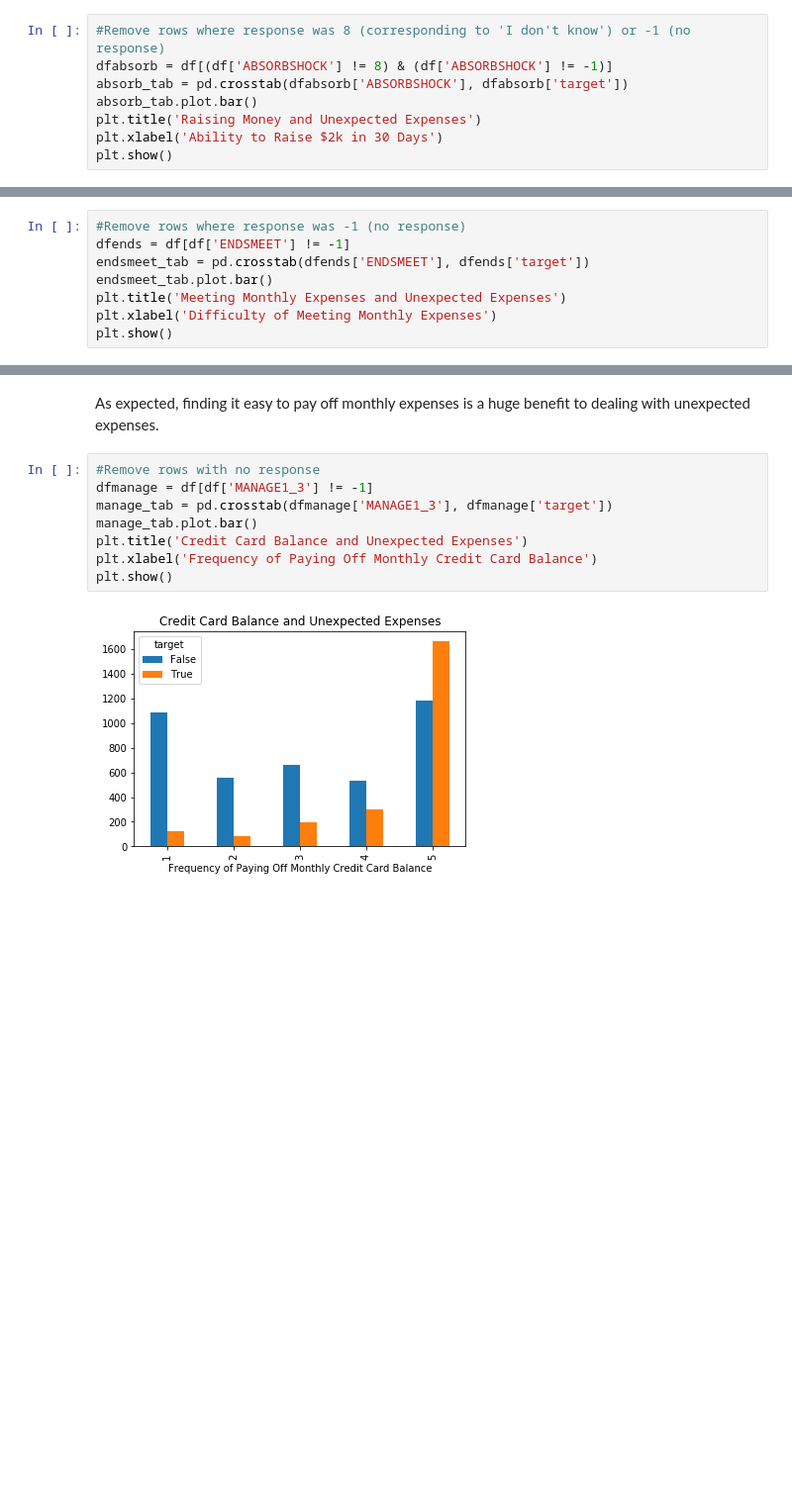
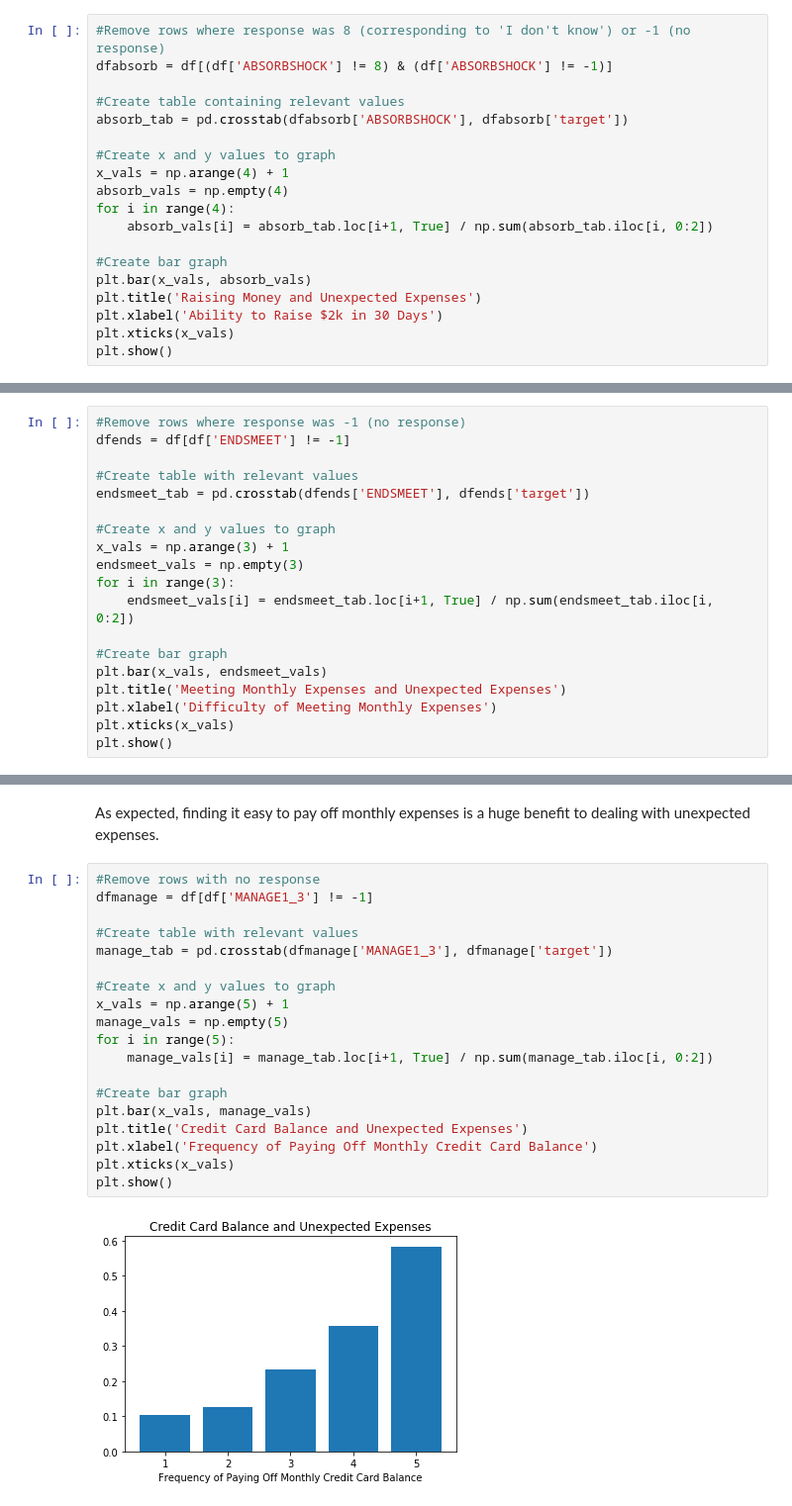
Before and after one commit to hussain-jafari/Springboard, a Jupyter notebook: CapstoneProject1/cfpbdata/DataStorytelling.ipynb, the cells around one changed output, grey strips where cells are left out. Shown at 99% size. Drawn from its saved outputs; the diff is of its cells as text; blank space fills up the shorter version.

```diff
--- a/CapstoneProject1/cfpbdata/DataStorytelling.ipynb
+++ b/CapstoneProject1/cfpbdata/DataStorytelling.ipynb
@@ -42,9 +42,20 @@ We can see from the output above that some of the variables heavily associated w
 # %%
 #Remove rows where response was 8 (corresponding to 'I don't know') or -1 (no response)
 dfabsorb = df[(df['ABSORBSHOCK'] != 8) & (df['ABSORBSHOCK'] != -1)]
+
+#Create table containing relevant values
 absorb_tab = pd.crosstab(dfabsorb['ABSORBSHOCK'], dfabsorb['target'])
-absorb_tab.plot.bar()
+
+#Create x and y values to graph
+x_vals = np.arange(4) + 1
+absorb_vals = np.empty(4)
+for i in range(4):
+    absorb_vals[i] = absorb_tab.loc[i+1, True] / np.sum(absorb_tab.iloc[i, 0:2])
+
+#Create bar graph
+plt.bar(x_vals, absorb_vals)
 plt.title('Raising Money and Unexpected Expenses')
 plt.xlabel('Ability to Raise $2k in 30 Days')
+plt.xticks(x_vals)
 plt.show()
 # %% [output]
@@ -54,9 +65,20 @@ We can see that people's relative confidence in handling unexpected expenses is
 # %%
 #Remove rows where response was -1 (no response)
 dfends = df[df['ENDSMEET'] != -1]
+
+#Create table with relevant values
 endsmeet_tab = pd.crosstab(dfends['ENDSMEET'], dfends['target'])
-endsmeet_tab.plot.bar()
+
+#Create x and y values to graph
+x_vals = np.arange(3) + 1
+endsmeet_vals = np.empty(3)
+for i in range(3):
+    endsmeet_vals[i] = endsmeet_tab.loc[i+1, True] / np.sum(endsmeet_tab.iloc[i, 0:2])
+
+#Create bar graph
+plt.bar(x_vals, endsmeet_vals)
 plt.title('Meeting Monthly Expenses and Unexpected Expenses')
 plt.xlabel('Difficulty of Meeting Monthly Expenses')
+plt.xticks(x_vals)
 plt.show()
 # %% [output]
@@ -66,10 +88,21 @@ As expected, finding it easy to pay off monthly expenses is a huge benefit to de
 # %%
 #Remove rows with no response
 dfmanage = df[df['MANAGE1_3'] != -1]
+
+#Create table with relevant values
 manage_tab = pd.crosstab(dfmanage['MANAGE1_3'], dfmanage['target'])
-manage_tab.plot.bar()
+
+#Create x and y values to graph
+x_vals = np.arange(5) + 1
+manage_vals = np.empty(5)
+for i in range(5):
+    manage_vals[i] = manage_tab.loc[i+1, True] / np.sum(manage_tab.iloc[i, 0:2])
+
+#Create bar graph
+plt.bar(x_vals, manage_vals)
 plt.title('Credit Card Balance and Unexpected Expenses')
 plt.xlabel('Frequency of Paying Off Monthly Credit Card Balance')
+plt.xticks(x_vals)
 plt.show()
 # %% [output]
-[figure, old version]
+[figure, new version]
```
Also changed, not shown: parts of 10 cells of this notebook.
